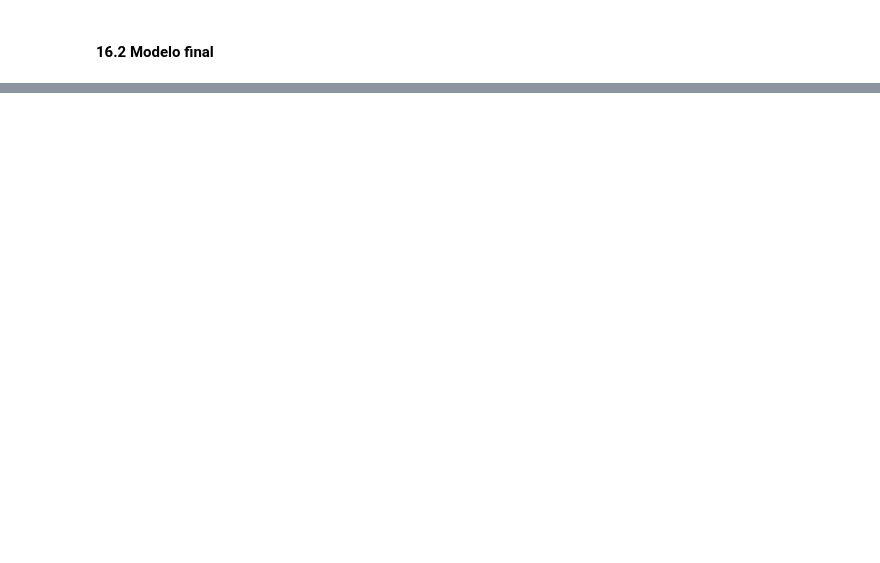
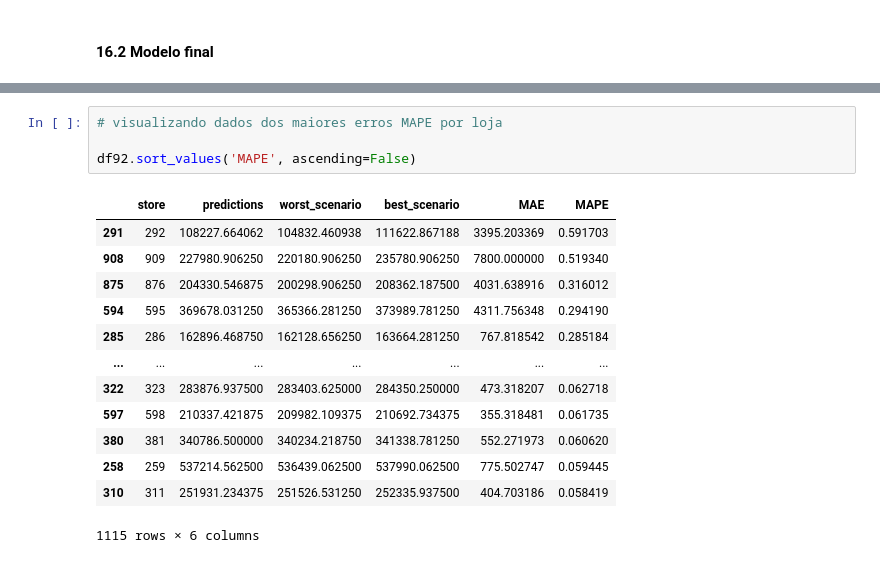
Before and after one commit to deborabmfreitas/projeto-rossmann-regressao, a Jupyter notebook: rossmann_regression.ipynb, the cells around one changed output, grey strips where cells are left out. Drawn from its saved outputs; the diff is of its cells as text; blank space fills up the shorter version.

```diff
--- a/rossmann_regression.ipynb
+++ b/rossmann_regression.ipynb
@@ -1925,0 +2067,18 @@ param_tunned = {
+# %%
+# visualizando dados dos maiores erros MAPE por loja
+
+df92.sort_values('MAPE', ascending=False)
+# %% [output]
+|  | store | predictions | worst_scenario | best_scenario | MAE | MAPE |
+| 291 | 292 | 108227.664062 | 104832.460938 | 111622.867188 | 3395.203369 | 0.591703 |
+| 908 | 909 | 227980.906250 | 220180.906250 | 235780.906250 | 7800.000000 | 0.519340 |
+| 875 | 876 | 204330.546875 | 200298.906250 | 208362.187500 | 4031.638916 | 0.316012 |
+| 594 | 595 | 369678.031250 | 365366.281250 | 373989.781250 | 4311.756348 | 0.294190 |
+| 285 | 286 | 162896.468750 | 162128.656250 | 163664.281250 | 767.818542 | 0.285184 |
+| ... | ... | ... | ... | ... | ... | ... |
+| 322 | 323 | 283876.937500 | 283403.625000 | 284350.250000 | 473.318207 | 0.062718 |
+| 597 | 598 | 210337.421875 | 209982.109375 | 210692.734375 | 355.318481 | 0.061735 |
+| 380 | 381 | 340786.500000 | 340234.218750 | 341338.781250 | 552.271973 | 0.060620 |
+| 258 | 259 | 537214.562500 | 536439.062500 | 537990.062500 | 775.502747 | 0.059445 |
+| 310 | 311 | 251931.234375 | 251526.531250 | 252335.937500 | 404.703186 | 0.058419 |
+1115 rows × 6 columns
```
Also changed, not shown: parts of 58 cells of this notebook.
